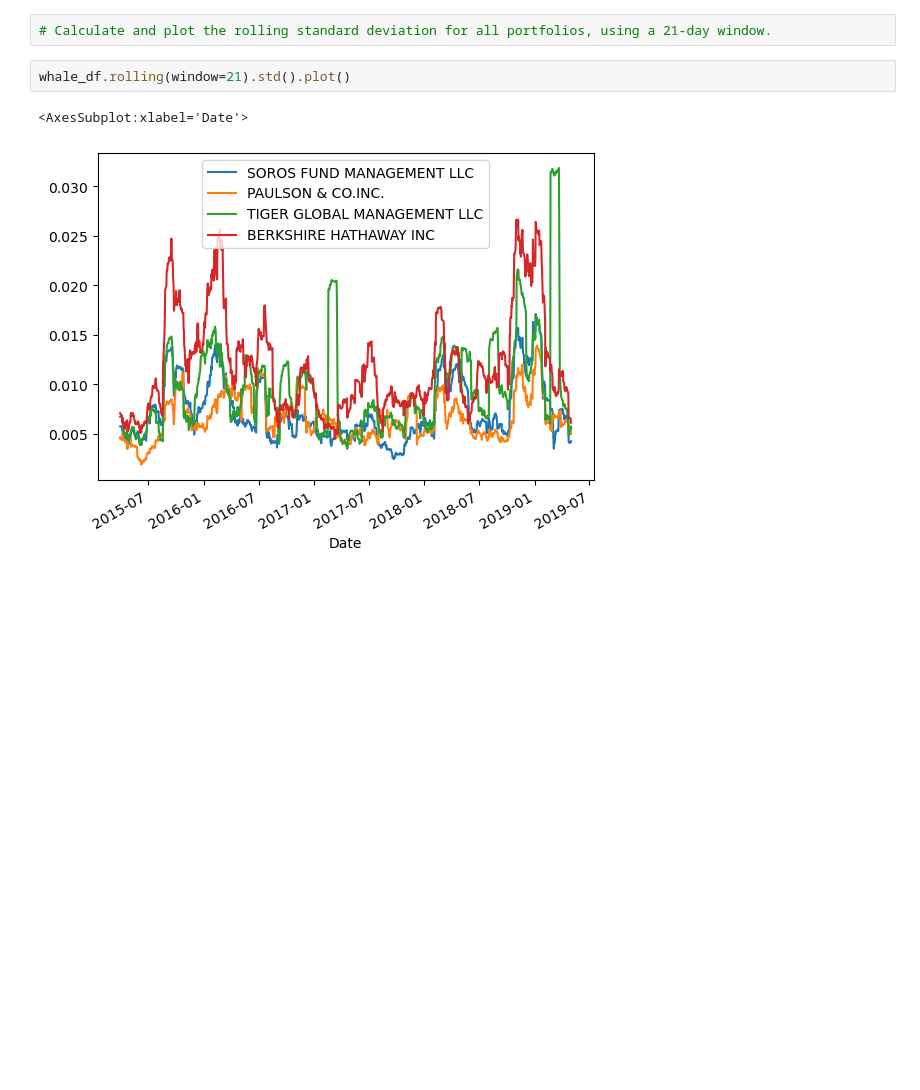
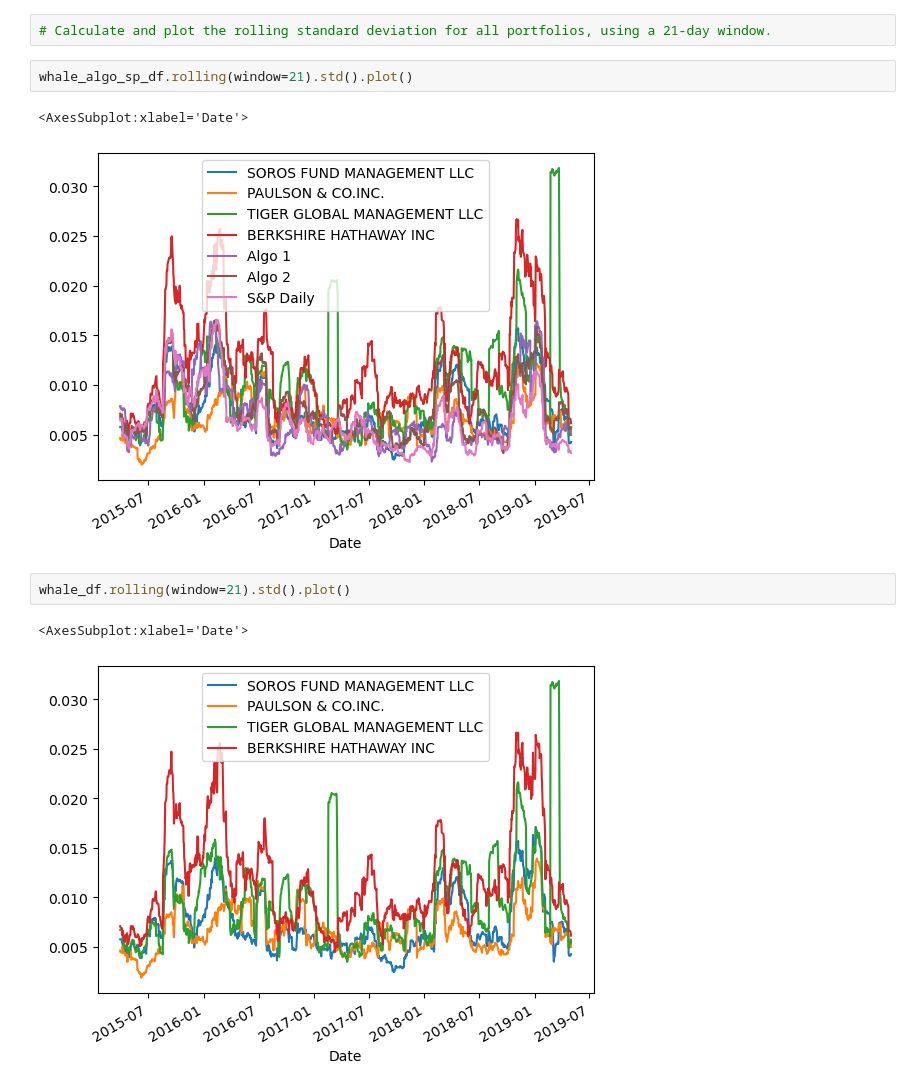
Before and after one commit to Forensicom/Bootcamp, a Jupyter notebook: InClassPracticals/Module4_PANDAS/Module4_Challenge/MODULE 4 Challenge.ipynb, the cells around one changed output. Cells and saved outputs as stored; diff of their text form; blank space fills up the shorter version.

```diff
--- a/InClassPracticals/Module4_PANDAS/Module4_Challenge/MODULE 4 Challenge.ipynb
+++ b/InClassPracticals/Module4_PANDAS/Module4_Challenge/MODULE 4 Challenge.ipynb
@@ -520,5 +398,10 @@ annual_algo_returns_df_std = algo_returns_df_std * np.sqrt(252)
 # %%
 # Calculate and plot the rolling standard deviation for all portfolios, using a 21-day window.
+# %%
+whale_algo_sp_df.rolling(window=21).std().plot()
+# %% [output]
+<AxesSubplot:xlabel='Date'>
+[figure, added]
 # %%
 whale_df.rolling(window=21).std().plot()
 # %% [output]
```
Also changed, not shown: parts of 23 cells of this notebook.
